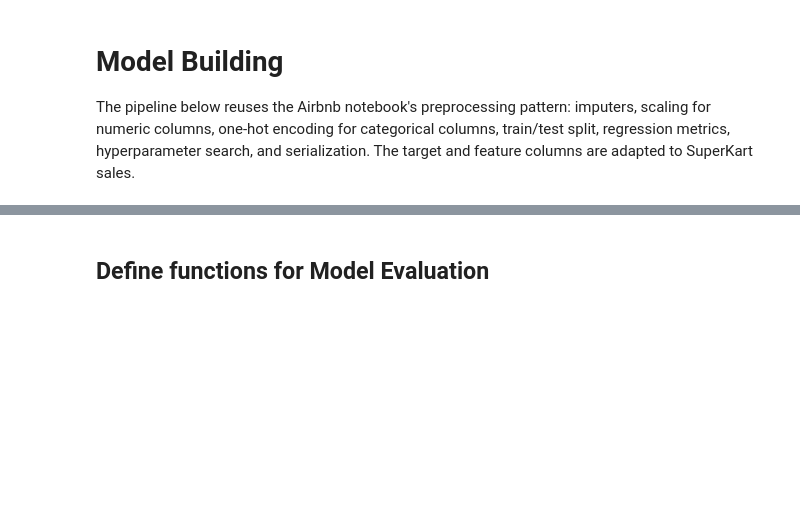
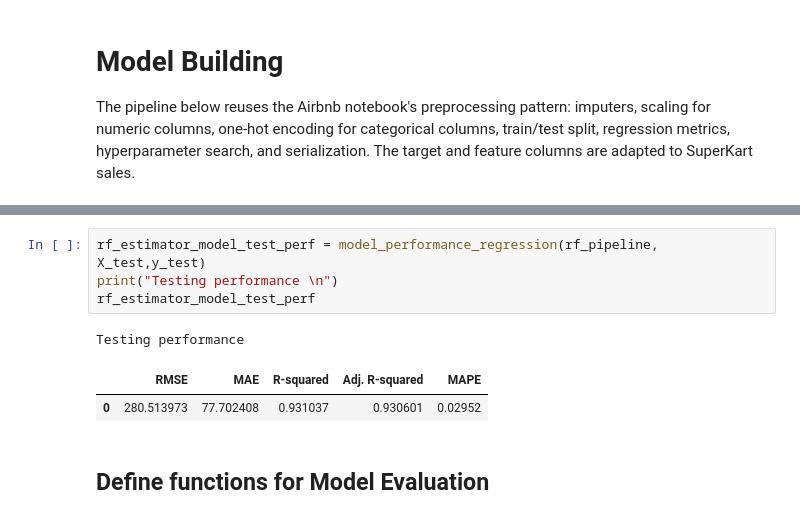
Before and after one commit to SarojaDadi/SuperKart_Full_Code_Version, a Jupyter notebook: SuperKart_Model_Refactored.ipynb, the cells around one changed output, grey strips where cells are left out. Cells and saved outputs as stored; diff of their text form; blank space fills up the shorter version.

```diff
--- a/SuperKart_Model_Refactored.ipynb
+++ b/SuperKart_Model_Refactored.ipynb
@@ -453,3 +557,11 @@ The pipeline below reuses the Airbnb notebook's preprocessing pattern: imputers,
+# %%
+rf_estimator_model_test_perf = model_performance_regression(rf_pipeline, X_test,y_test)
+print("Testing performance \n")
+rf_estimator_model_test_perf
+# %% [output]
+Testing performance
+|  | RMSE | MAE | R-squared | Adj. R-squared | MAPE |
+| 0 | 280.513973 | 77.702408 | 0.931037 | 0.930601 | 0.02952 |
 # %% [markdown]
 ## Define functions for Model Evaluation
 # %%
```
Also changed, not shown: parts of 12 cells of this notebook.
